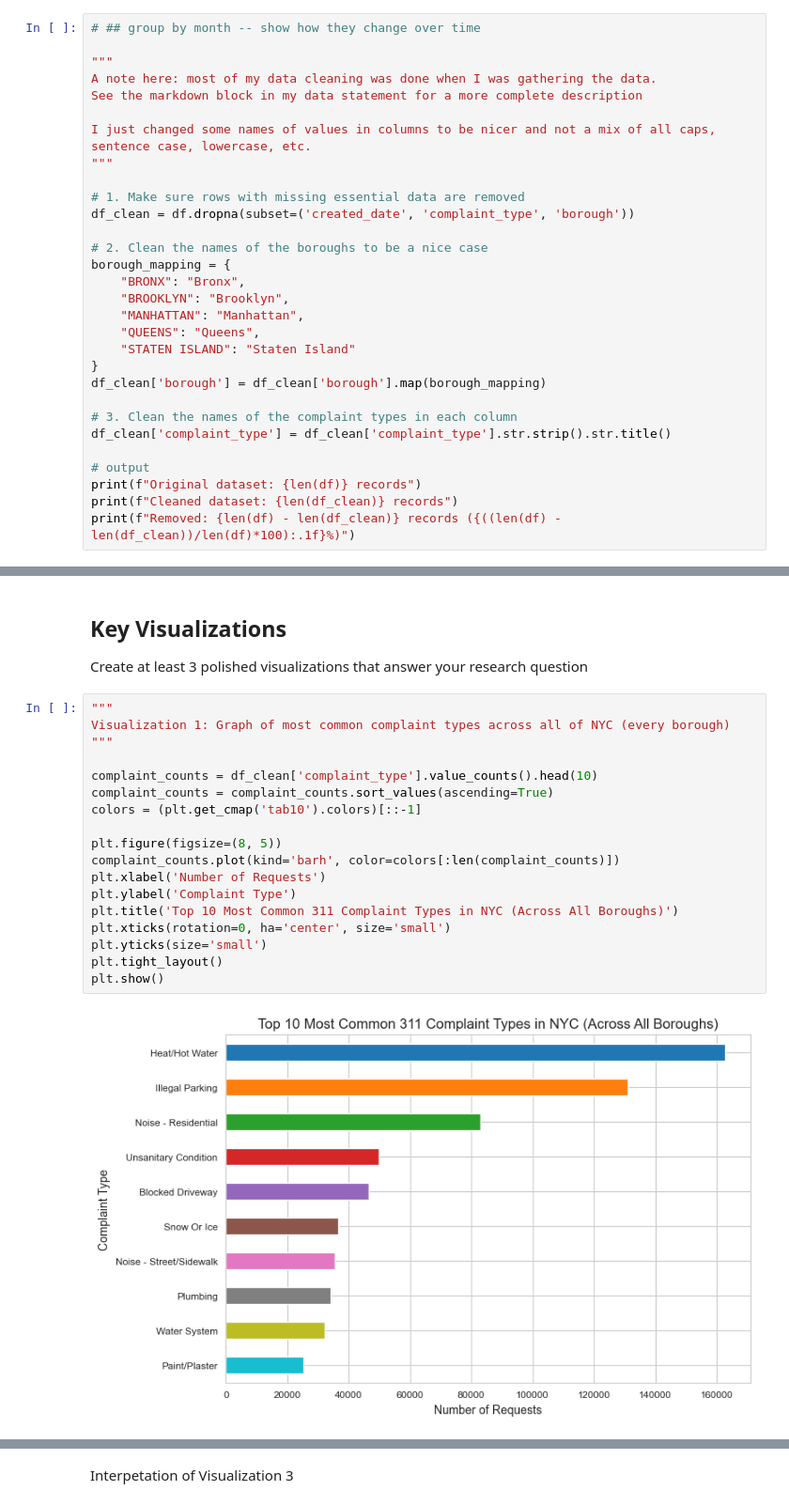
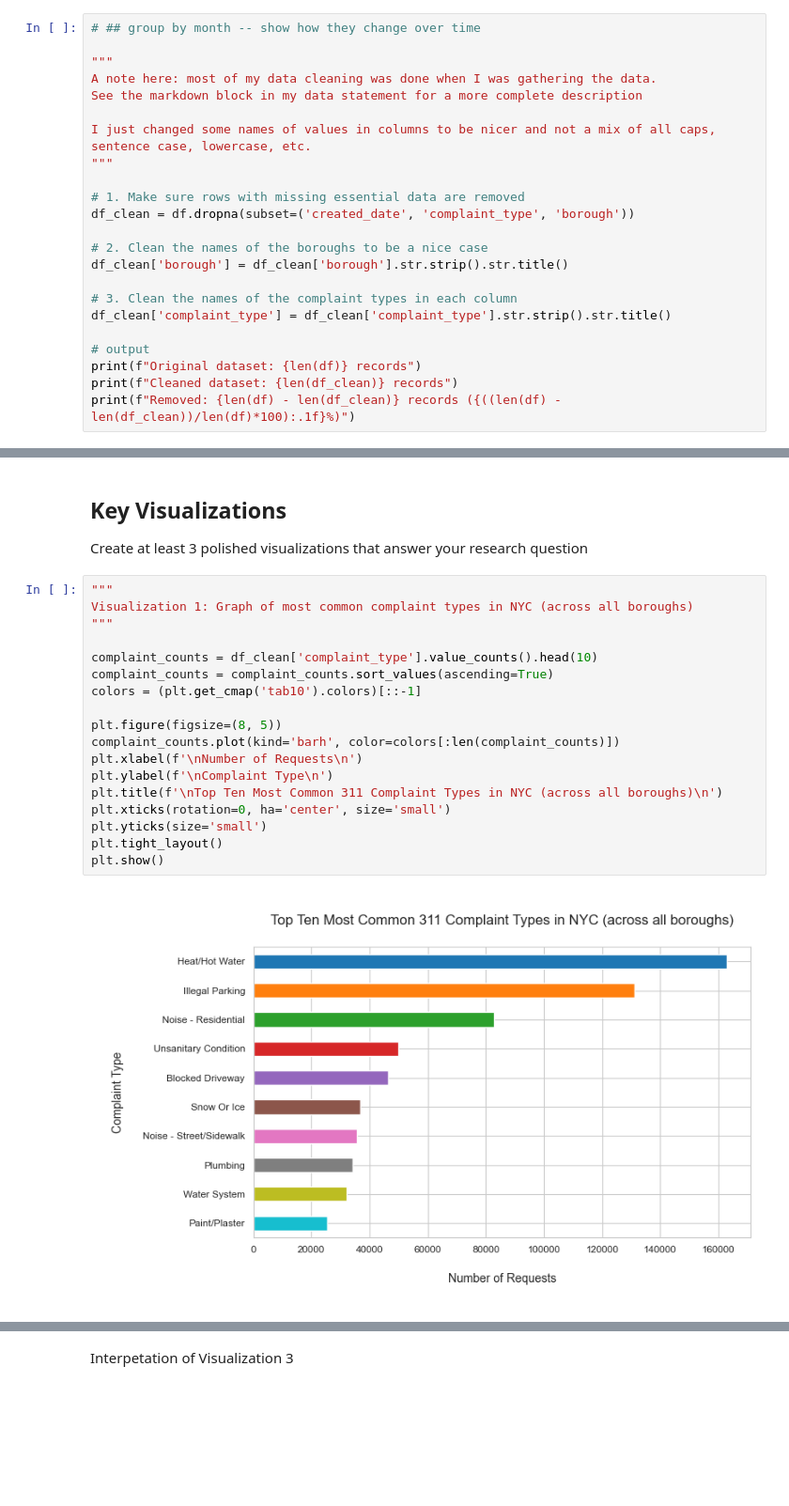
Before and after one commit to npisar/SI313-homework, a Jupyter notebook: module assignments/pisarczyk_Readymade Data Assignment.ipynb, the cells around one changed output, grey strips where cells are left out. Shown at 94% size. Saved outputs shown, nothing was run; the diff lists cells and outputs as text; blank space fills up the shorter version.

```diff
--- a/module assignments/pisarczyk_Readymade Data Assignment.ipynb
+++ b/module assignments/pisarczyk_Readymade Data Assignment.ipynb
@@ -462,14 +462,7 @@ I just changed some names of values in columns to be nicer and not a mix of all
 df_clean = df.dropna(subset=('created_date', 'complaint_type', 'borough'))
 
 # 2. Clean the names of the boroughs to be a nice case
-borough_mapping = {
-    "BRONX": "Bronx",
-    "BROOKLYN": "Brooklyn",
-    "MANHATTAN": "Manhattan",
-    "QUEENS": "Queens",
-    "STATEN ISLAND": "Staten Island"
-}
-df_clean['borough'] = df_clean['borough'].map(borough_mapping)
+df_clean['borough'] = df_clean['borough'].str.strip().str.title()
 
 # 3. Clean the names of the complaint types in each column
 df_clean['complaint_type'] = df_clean['complaint_type'].str.strip().str.title()
@@ -670,21 +663,21 @@ P-value: 0.0000
 Create at least 3 polished visualizations that answer your research question
 # %%
 """
-Visualization 1: Graph of most common complaint types across all of NYC (every borough)
+Visualization 1: Graph of most common complaint types in NYC (across all boroughs)
 """
 
 complaint_counts = df_clean['complaint_type'].value_counts().head(10)
 complaint_counts = complaint_counts.sort_values(ascending=True)
 colors = (plt.get_cmap('tab10').colors)[::-1]
 
 plt.figure(figsize=(8, 5))
 complaint_counts.plot(kind='barh', color=colors[:len(complaint_counts)])
-plt.xlabel('Number of Requests')
-plt.ylabel('Complaint Type')
-plt.title('Top 10 Most Common 311 Complaint Types in NYC (Across All Boroughs)')
+plt.xlabel(f'\nNumber of Requests\n')
+plt.ylabel(f'\nComplaint Type\n')
+plt.title(f'\nTop Ten Most Common 311 Complaint Types in NYC (across all boroughs)\n')
 plt.xticks(rotation=0, ha='center', size='small')
 plt.yticks(size='small')
 plt.tight_layout()
 plt.show()
 # %% [output]
-[figure, old version]
+[figure, new version]
```
Also changed, not shown: parts of 8 cells of this notebook.
